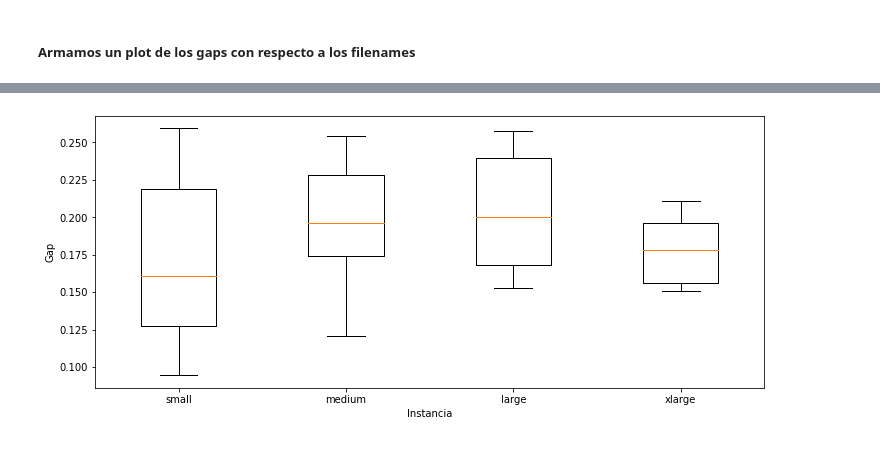
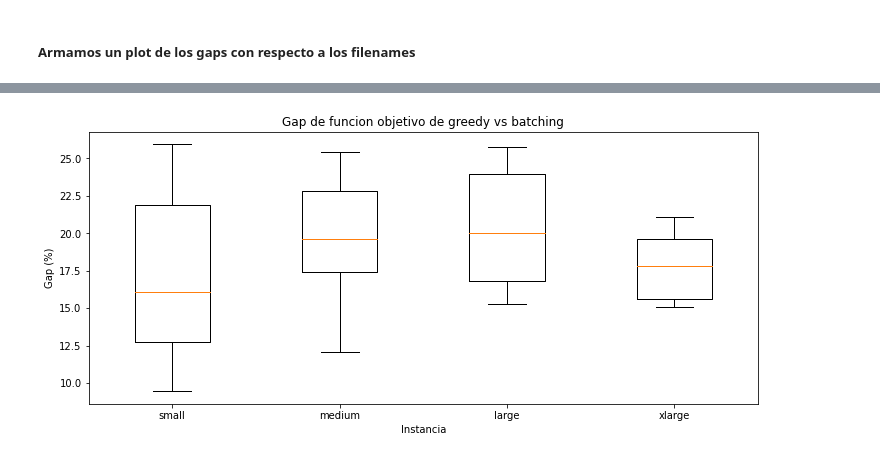
Before and after one commit to florianreyes/TP_1_TD5_Algoritmos, a Jupyter notebook: tp1/analisis/analisis_mod.ipynb, the cells around one changed output, grey strips where cells are left out. Drawn from its saved outputs; the diff is of its cells as text; code cells hidden in the pictures.

```diff
--- a/tp1/analisis/analisis_mod.ipynb
+++ b/tp1/analisis/analisis_mod.ipynb
@@ -25,6 +25,10 @@ dict = {"small": "s", "medium": "m", "large": "l"}
 df['filename'] = df['filename'].replace(dict, regex=True)
 df['filename'] = df['filename'].replace({"_": ""}, regex=True)
 df['filename'] = df['filename'].apply(lambda x: x.split('.')[0])
+
+df['gap'] = df['gap'].apply(lambda x: float(x)*100.0)
+df['time_batching'] = df['time_batching'].apply(lambda x: float(x)/1000.0)
+df['time_greedy'] = df['time_greedy'].apply(lambda x: float(x)/1000.0)
 # %%
 fig, ax = plt.subplots(figsize=(12, 5))
 ax.set_title('Gap de funcion objetivo de greedy vs batching')
@@ -90,8 +85,9 @@ plt.show()
 # %%
 fig, ax = plt.subplots(figsize=(12, 5))
-plt.ylabel('Gap')
+plt.ylabel('Gap (%)')
 plt.xlabel('Instancia')
+plt.title('Gap de funcion objetivo de greedy vs batching')
 plt.boxplot([df_small['gap'], df_medium['gap'], df_large['gap'], df_xlarge['gap']], labels=['small', 'medium', 'large', 'xlarge'])
 plt.show()
 # %% [output]
-[figure, old version]
+[figure, new version]
```
Also changed, not shown: parts of 5 cells of this notebook.
